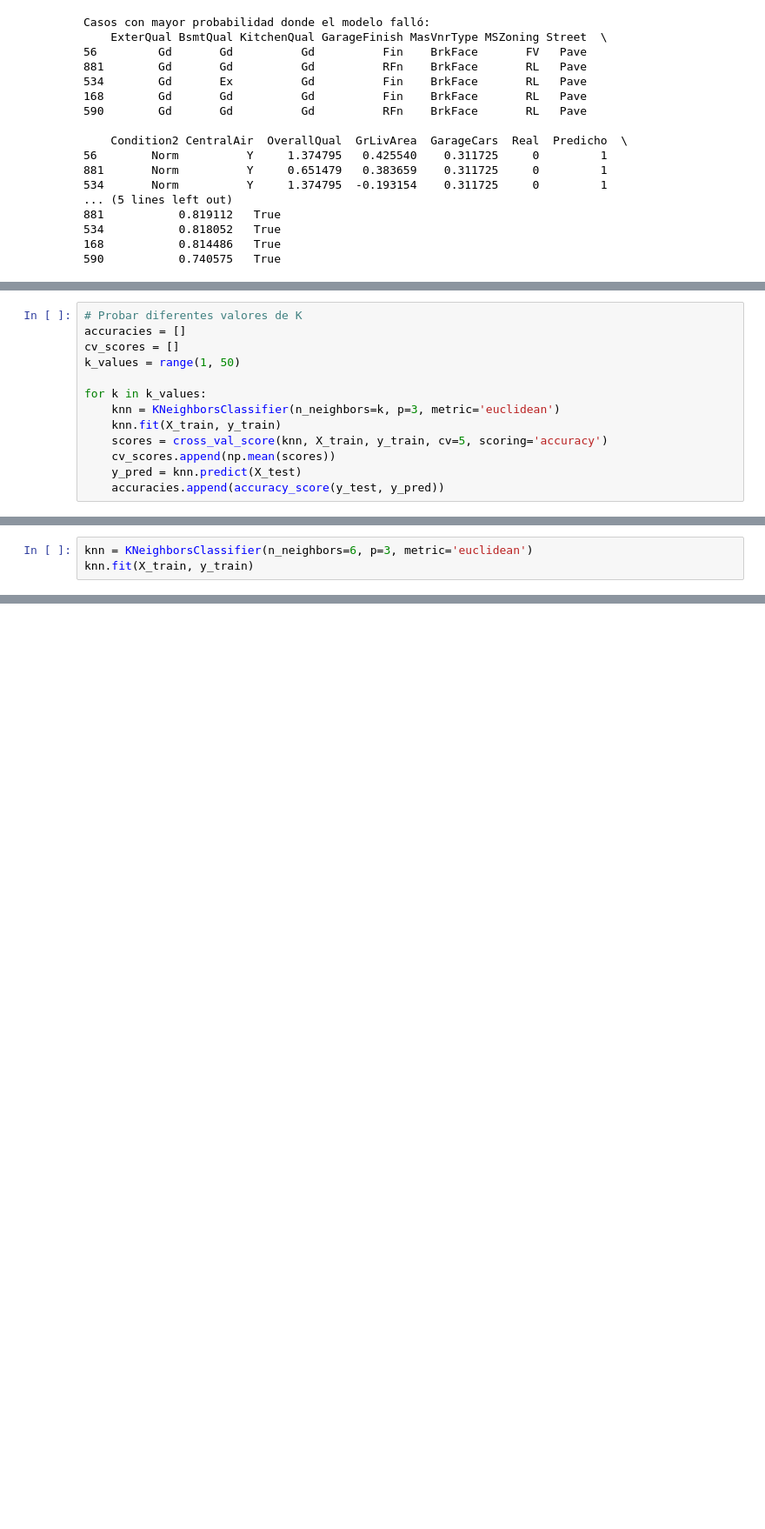
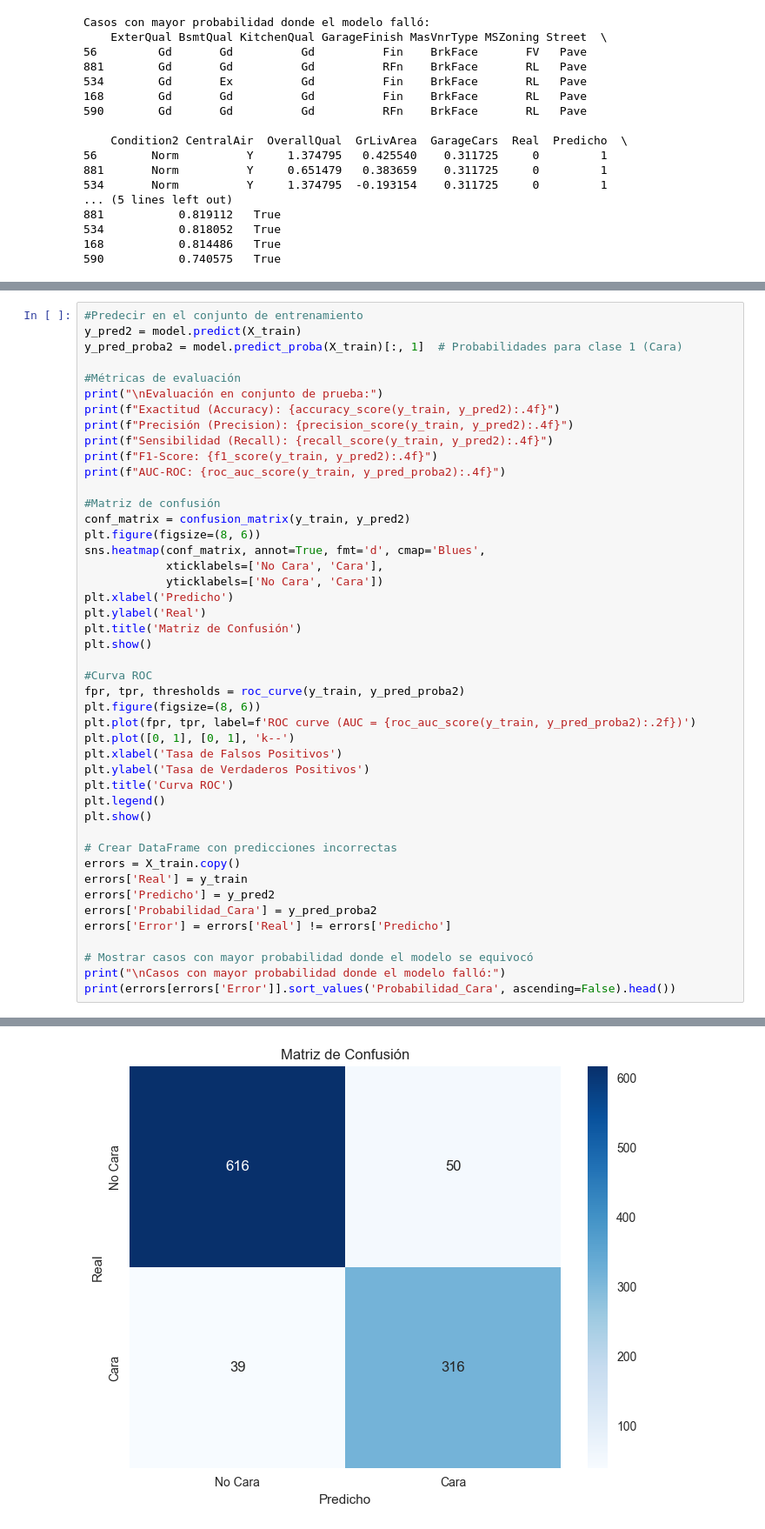
Before and after one commit to SebastianUVG/HT7-MD, a Jupyter notebook: HT7.ipynb, the cells around one changed output, grey strips where cells are left out. Shown at 87% size. Saved outputs shown, nothing was run; the diff lists cells and outputs as text; blank space fills up the shorter version.

```diff
--- a/HT7.ipynb
+++ b/HT7.ipynb
@@ -1047,13 +1077,0 @@ X_test = scaler.transform(X_test)
-# %%
-# Probar diferentes valores de K
-accuracies = []
-cv_scores = []
-k_values = range(1, 50)
-
-for k in k_values:
-    knn = KNeighborsClassifier(n_neighbors=k, p=3, metric='euclidean')
-    knn.fit(X_train, y_train)
-    scores = cross_val_score(knn, X_train, y_train, cv=5, scoring='accuracy')
-    cv_scores.append(np.mean(scores))
-    y_pred = knn.predict(X_test)
-    accuracies.append(accuracy_score(y_test, y_pred))
@@ -1083,3 +1077,0 @@ Mejor valor de K según CV=5: 6
-# %%
-knn = KNeighborsClassifier(n_neighbors=6, p=3, metric='euclidean')
-knn.fit(X_train, y_train)
@@ -1252,0 +1078,46 @@ El Random Forest es el mejor modelo para predecir en términos de precisión, al
+# %%
+#Predecir en el conjunto de entrenamiento
+y_pred2 = model.predict(X_train)
+y_pred_proba2 = model.predict_proba(X_train)[:, 1]  # Probabilidades para clase 1 (Cara)
+
+#Métricas de evaluación
+print("\nEvaluación en conjunto de prueba:")
+print(f"Exactitud (Accuracy): {accuracy_score(y_train, y_pred2):.4f}")
+print(f"Precisión (Precision): {precision_score(y_train, y_pred2):.4f}")
+print(f"Sensibilidad (Recall): {recall_score(y_train, y_pred2):.4f}")
+print(f"F1-Score: {f1_score(y_train, y_pred2):.4f}")
+print(f"AUC-ROC: {roc_auc_score(y_train, y_pred_proba2):.4f}")
+
+#Matriz de confusión
+conf_matrix = confusion_matrix(y_train, y_pred2)
+plt.figure(figsize=(8, 6))
+sns.heatmap(conf_matrix, annot=True, fmt='d', cmap='Blues',
+            xticklabels=['No Cara', 'Cara'],
+            yticklabels=['No Cara', 'Cara'])
+plt.xlabel('Predicho')
+plt.ylabel('Real')
+plt.title('Matriz de Confusión')
+plt.show()
+
+#Curva ROC
+fpr, tpr, thresholds = roc_curve(y_train, y_pred_proba2)
+plt.figure(figsize=(8, 6))
+plt.plot(fpr, tpr, label=f'ROC curve (AUC = {roc_auc_score(y_train, y_pred_proba2):.2f})')
+plt.plot([0, 1], [0, 1], 'k--')
+plt.xlabel('Tasa de Falsos Positivos')
+plt.ylabel('Tasa de Verdaderos Positivos')
+plt.title('Curva ROC')
+plt.legend()
+plt.show()
+
+# Crear DataFrame con predicciones incorrectas
+errors = X_train.copy()
+errors['Real'] = y_train
+errors['Predicho'] = y_pred2
+errors['Probabilidad_Cara'] = y_pred_proba2
+errors['Error'] = errors['Real'] != errors['Predicho']
+
+# Mostrar casos con mayor probabilidad donde el modelo se equivocó
+print("\nCasos con mayor probabilidad donde el modelo falló:")
+print(errors[errors['Error']].sort_values('Probabilidad_Cara', ascending=False).head())
+# %% [output]
@@ -1252,0 +1130 @@ El Random Forest es el mejor modelo para predecir en términos de precisión, al
+[figure, added]
```
Also changed, not shown: parts of 29 cells of this notebook.
